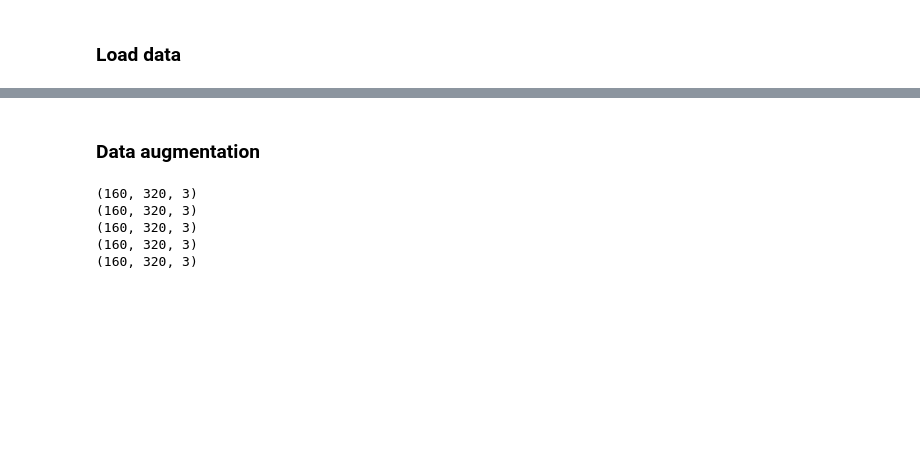
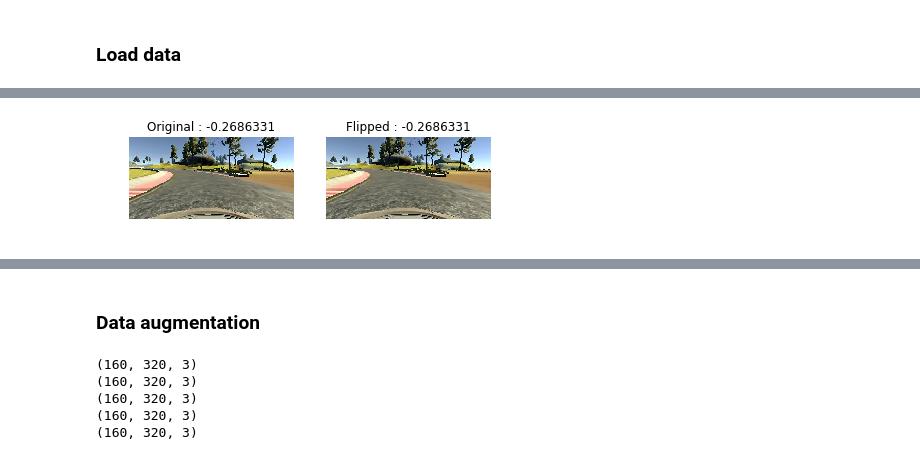
Before and after one commit to husams/Behavioral-Cloning, a Jupyter notebook: nvida.ipynb, the cells around one changed output, grey strips where cells are left out. Cells and saved outputs as stored; diff of their text form; code cells hidden in the pictures; blank space fills up the shorter version.

```diff
--- a/nvida.ipynb
+++ b/nvida.ipynb
@@ -94,0 +130,7 @@ plt.imshow(image[:,:,0], cmap='gray')
+# %%
+image, angle         = center_image(data,0)
+aug_image, aug_angle = random_flip(image, angle)
+
+plot_images([image, aug_image], [angle, aug_angle], ['Original', 'Flipped'])
+# %% [output]
+[figure, added]
```
Also changed, not shown: parts of 12 cells of this notebook, 3 other files.
